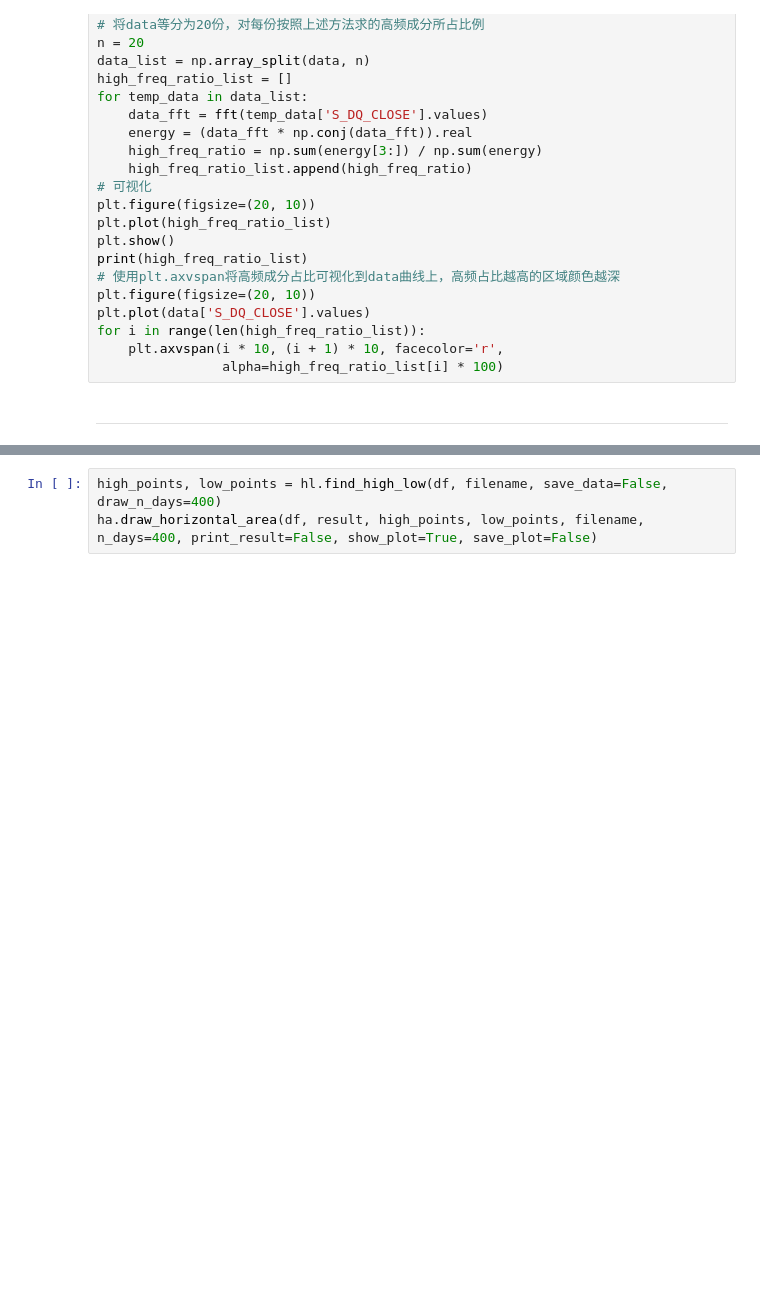
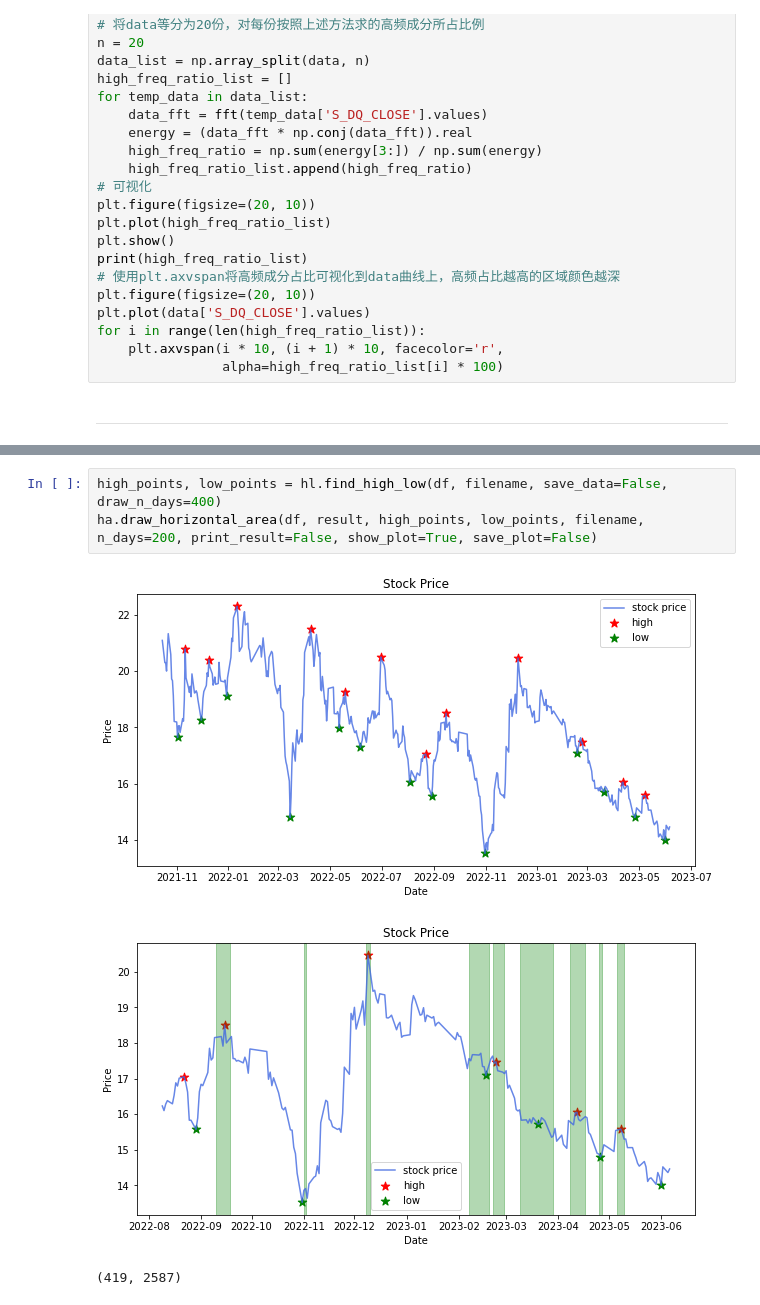
Before and after one commit to QsbpGroup/quant-stat-baby-project, a Jupyter notebook: 1.ipynb, the cells around one changed output, grey strips where cells are left out. Cells and saved outputs as stored; diff of their text form; blank space fills up the shorter version.

```diff
--- a/1.ipynb
+++ b/1.ipynb
@@ -93,6 +93,10 @@ ha.draw_horizontal_area(df, result, high_points, low_points, filename, n_days=40
 # %%
 high_points, low_points = hl.find_high_low(df, filename, save_data=False, draw_n_days=400)
-ha.draw_horizontal_area(df, result, high_points, low_points, filename, n_days=400, print_result=False, show_plot=True, save_plot=False)
+ha.draw_horizontal_area(df, result, high_points, low_points, filename, n_days=200, print_result=False, show_plot=True, save_plot=False)
+# %% [output]
+[figure, added]
+[figure, added]
+(419, 2587)
 # %%
 result
 # 绘制result中位数的boxplot
```
Also changed, not shown: parts of 4 cells of this notebook, 1 other file.
